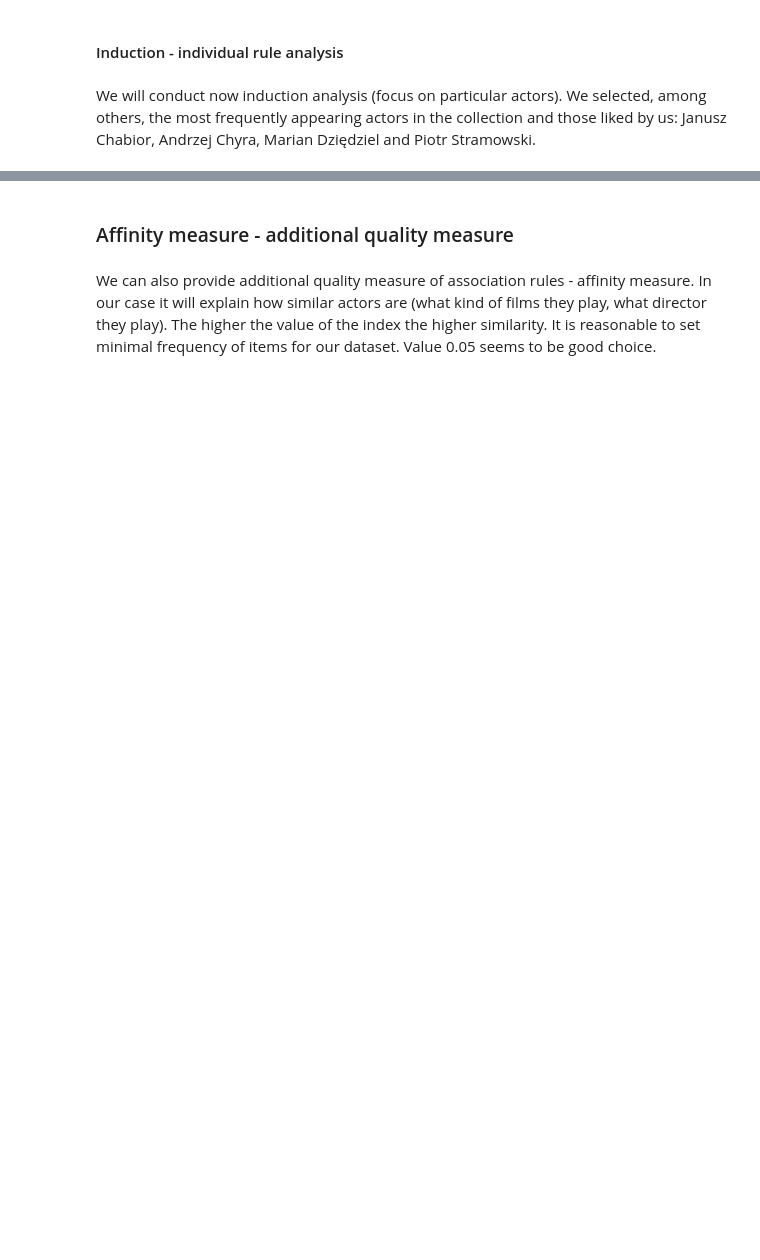
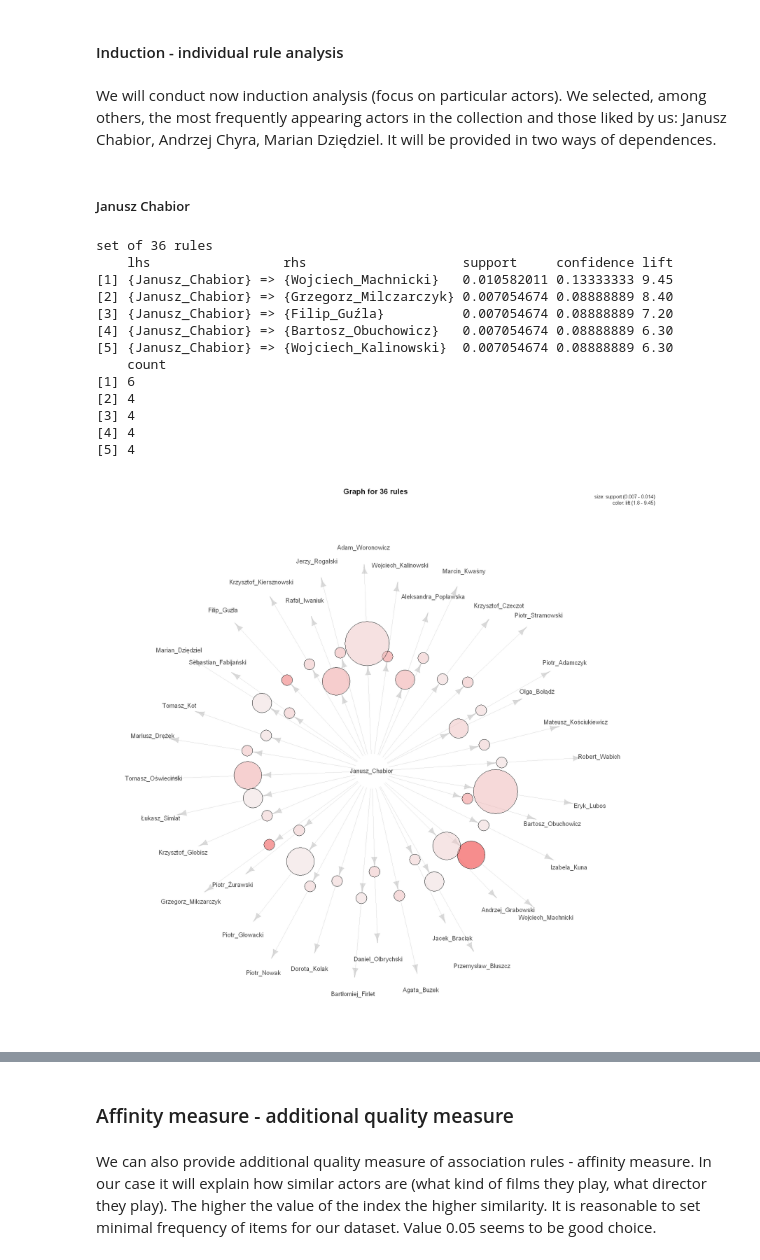
Before and after one commit to michaelwozniak/paper_ul3_wozniak_wrzesinski, a Jupyter notebook: paper_ul3_wozniak_wrzesinski.ipynb, the cells around one changed output, grey strips where cells are left out. Cells and saved outputs as stored; diff of their text form; code cells hidden in the pictures; blank space fills up the shorter version.

```diff
--- a/paper_ul3_wozniak_wrzesinski.ipynb
+++ b/paper_ul3_wozniak_wrzesinski.ipynb
@@ -584,6 +609,35 @@ plot(rules_main, method="graph",shading="confidence",measure ="count")
 # %% [markdown]
 #### Induction - individual rule analysis
 # %% [markdown]
-We will conduct now induction analysis (focus on particular actors). We selected, among others, the most frequently appearing actors in the collection and those liked by us: Janusz Chabior, Andrzej Chyra, Marian Dziędziel and Piotr Stramowski.
+We will conduct now induction analysis (focus on particular actors). We selected, among others, the most frequently appearing actors in the collection and those liked by us: Janusz Chabior, Andrzej Chyra, Marian Dziędziel. It will be provided in two ways of dependences.
+# %% [markdown]
+##### Janusz Chabior
+# %%
+rules.chabior <- apriori(data=df,
+                      parameter=list(supp=0.005, conf = 0.08, target="rules"),
+                      appearance = list(default="rhs", lhs="Janusz_Chabior"),
+                      control=list(verbose=F))
+
+rules.chabior.byconf <- sort(rules.chabior, by="lift", decreasing=TRUE)
+print(rules.chabior.byconf)
+inspect(head(rules.chabior.byconf,5))
+
+options(repr.plot.width=15, repr.plot.height=15)
+plot(rules.chabior, method="graph")
+# %% [output]
+set of 36 rules
+    lhs                 rhs                    support     confidence lift
+[1] {Janusz_Chabior} => {Wojciech_Machnicki}   0.010582011 0.13333333 9.45
+[2] {Janusz_Chabior} => {Grzegorz_Milczarczyk} 0.007054674 0.08888889 8.40
+[3] {Janusz_Chabior} => {Filip_Guźla}          0.007054674 0.08888889 7.20
+[4] {Janusz_Chabior} => {Bartosz_Obuchowicz}   0.007054674 0.08888889 6.30
+[5] {Janusz_Chabior} => {Wojciech_Kalinowski}  0.007054674 0.08888889 6.30
+    count
+[1] 6
+[2] 4
+[3] 4
+[4] 4
+[5] 4
+[figure, added]
 # %%
 rules.chabior <- apriori(data=df,
```
Also changed, not shown: parts of 24 cells of this notebook.
